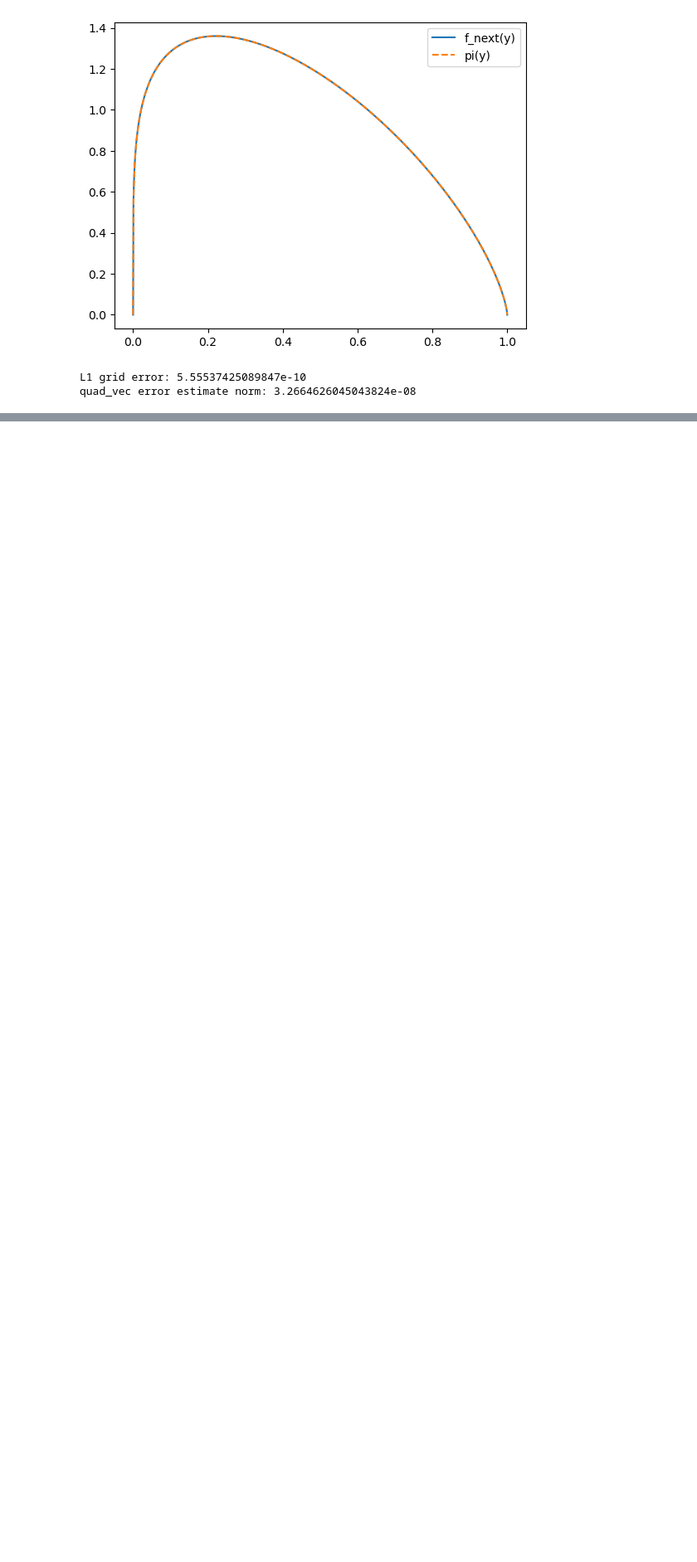
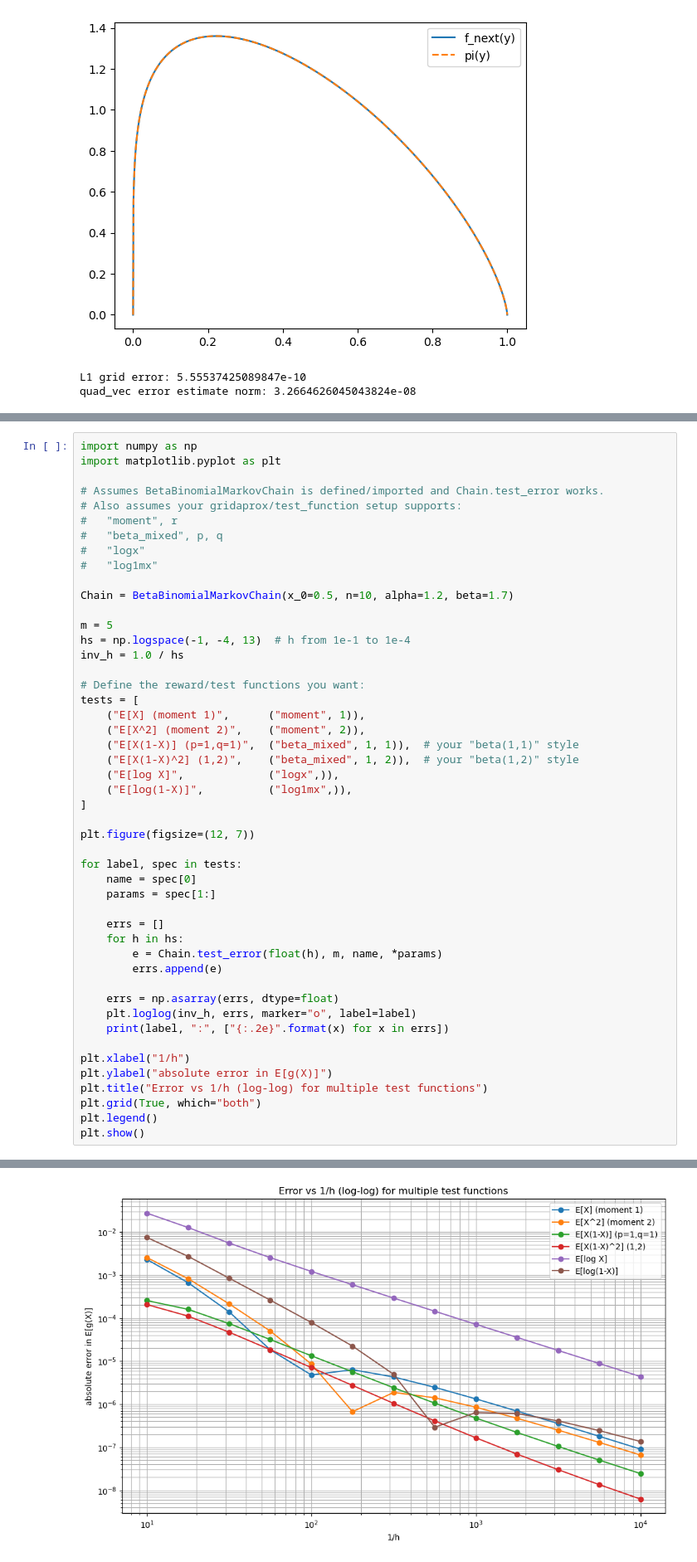
Before and after one commit to skvod03/FiniteMC, a Jupyter notebook: approximations.ipynb, the cells around one changed output, grey strips where cells are left out. Shown at 83% size. Cells and saved outputs as stored; diff of their text form; blank space fills up the shorter version.

```diff
--- a/approximations.ipynb
+++ b/approximations.ipynb
@@ -109,0 +119,49 @@ quad_vec error estimate norm: 3.2664626045043824e-08
+# %%
+import numpy as np
+import matplotlib.pyplot as plt
+
+# Assumes BetaBinomialMarkovChain is defined/imported and Chain.test_error works.
+# Also assumes your gridaprox/test_function setup supports:
+#   "moment", r
+#   "beta_mixed", p, q
+#   "logx"
+#   "log1mx"
+
+Chain = BetaBinomialMarkovChain(x_0=0.5, n=10, alpha=1.2, beta=1.7)
+
+m = 5
+hs = np.logspace(-1, -4, 13)  # h from 1e-1 to 1e-4
+inv_h = 1.0 / hs
+
+# Define the reward/test functions you want:
+tests = [
+    ("E[X] (moment 1)",      ("moment", 1)),
+    ("E[X^2] (moment 2)",    ("moment", 2)),
+    ("E[X(1-X)] (p=1,q=1)",  ("beta_mixed", 1, 1)),  # your "beta(1,1)" style
+    ("E[X(1-X)^2] (1,2)",    ("beta_mixed", 1, 2)),  # your "beta(1,2)" style
+    ("E[log X]",             ("logx",)),
+    ("E[log(1-X)]",          ("log1mx",)),
+]
+
+plt.figure(figsize=(12, 7))
+
+for label, spec in tests:
+    name = spec[0]
+    params = spec[1:]
+
+    errs = []
+    for h in hs:
+        e = Chain.test_error(float(h), m, name, *params)
+        errs.append(e)
+
+    errs = np.asarray(errs, dtype=float)
+    plt.loglog(inv_h, errs, marker="o", label=label)
+    print(label, ":", ["{:.2e}".format(x) for x in errs])
+
+plt.xlabel("1/h")
+plt.ylabel("absolute error in E[g(X)]")
+plt.title("Error vs 1/h (log-log) for multiple test functions")
+plt.grid(True, which="both")
+plt.legend()
+plt.show()
+# %% [output]
@@ -109,0 +174 @@ quad_vec error estimate norm: 3.2664626045043824e-08
+[figure, added]
```
Also changed, not shown: parts of 6 cells of this notebook, 3 other files.
